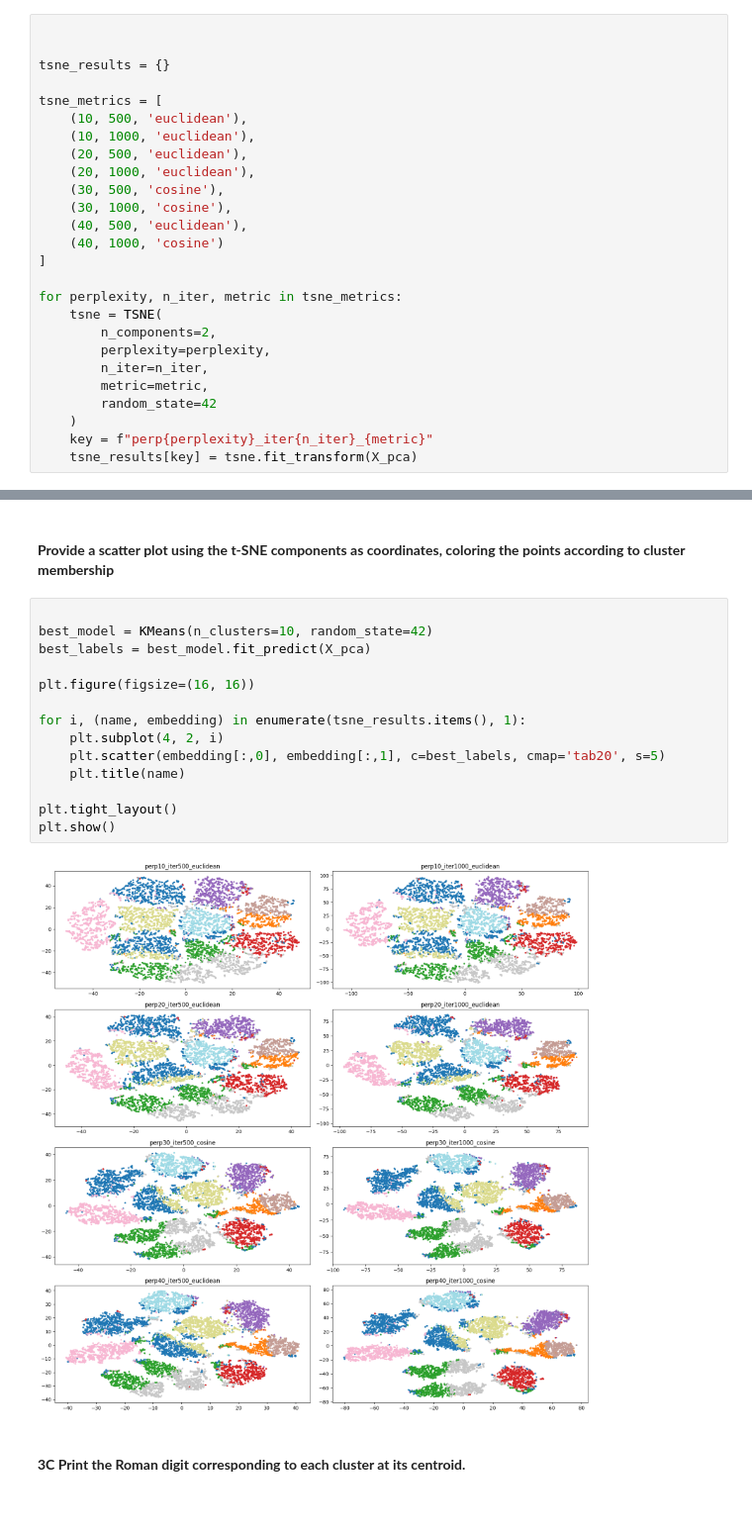
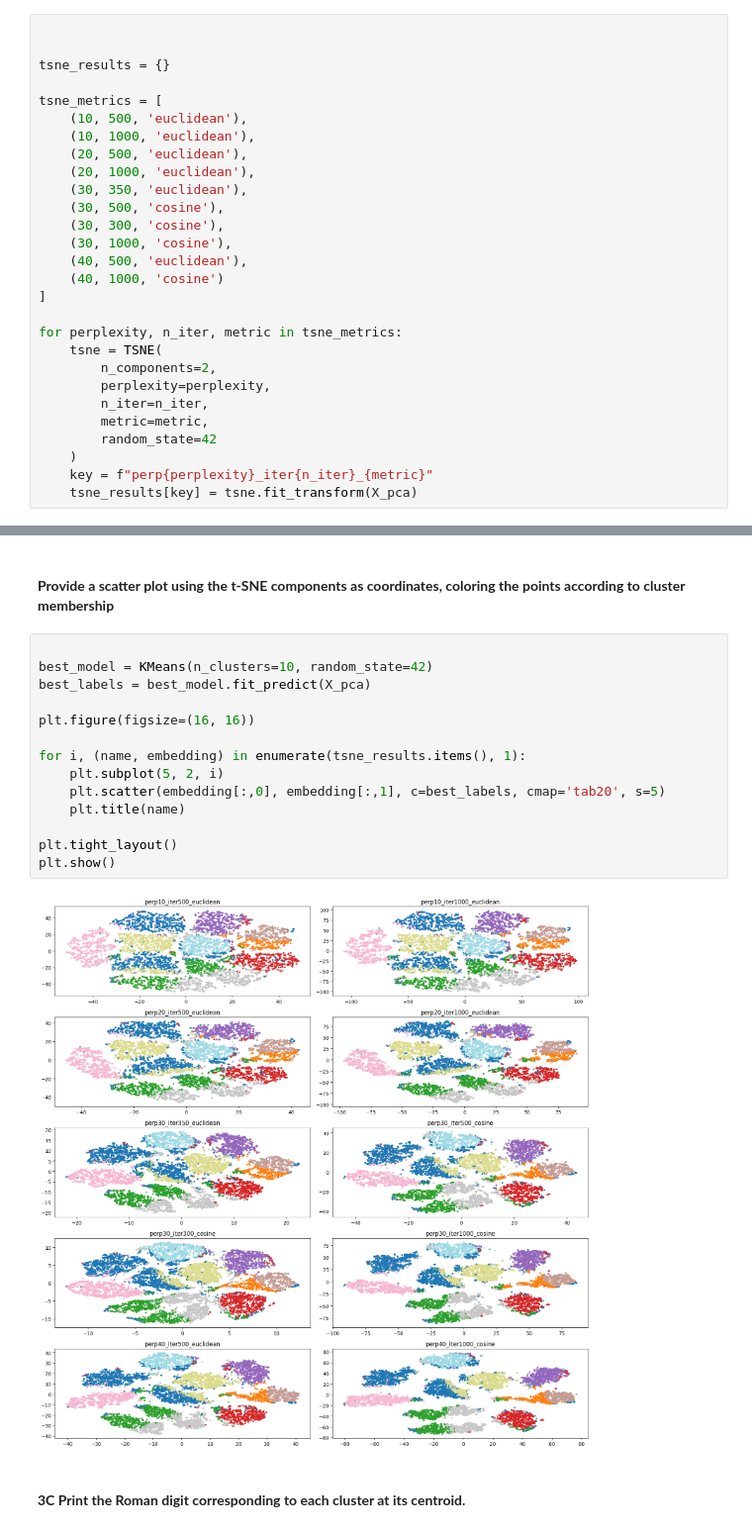
Before and after one commit to Oluwafemi0612/Unsupervised_Machine_Learning_Assignment, a Jupyter notebook: Asg6_Group4_FemiAjayi_OlaitanFaniran.ipynb, the cells around one changed output, grey strips where cells are left out. Shown at 99% size. Cells and saved outputs as stored; diff of their text form.

```diff
--- a/Asg6_Group4_FemiAjayi_OlaitanFaniran.ipynb
+++ b/Asg6_Group4_FemiAjayi_OlaitanFaniran.ipynb
@@ -164,7 +164,9 @@ tsne_metrics = [
     (10, 1000, 'euclidean'),
     (20, 500, 'euclidean'),
     (20, 1000, 'euclidean'),
+    (30, 350, 'euclidean'),
     (30, 500, 'cosine'),
+    (30, 300, 'cosine'),
     (30, 1000, 'cosine'),
     (40, 500, 'euclidean'),
     (40, 1000, 'cosine')
@@ -187,19 +189,19 @@ for perplexity, n_iter, metric in tsne_metrics:
 # %%
 
 best_model = KMeans(n_clusters=10, random_state=42)
 best_labels = best_model.fit_predict(X_pca)
 
 plt.figure(figsize=(16, 16))
 
 for i, (name, embedding) in enumerate(tsne_results.items(), 1):
-    plt.subplot(4, 2, i)
+    plt.subplot(5, 2, i)
     plt.scatter(embedding[:,0], embedding[:,1], c=best_labels, cmap='tab20', s=5)
     plt.title(name)
 
 plt.tight_layout()
 plt.show()
 # %% [output]
-[figure, old version]
+[figure, new version]
 # %% [markdown]
 #### **3C Print the Roman digit corresponding to each cluster at its centroid.**
 # %% [markdown]
```
Also changed, not shown: parts of 5 cells of this notebook.
